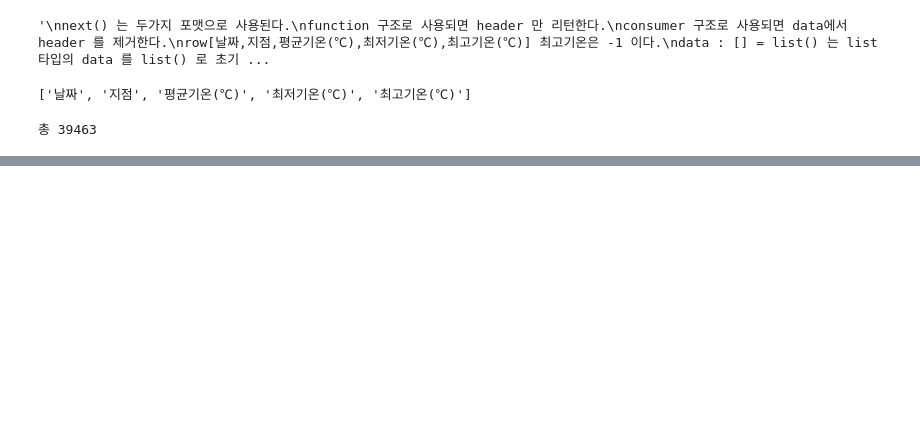
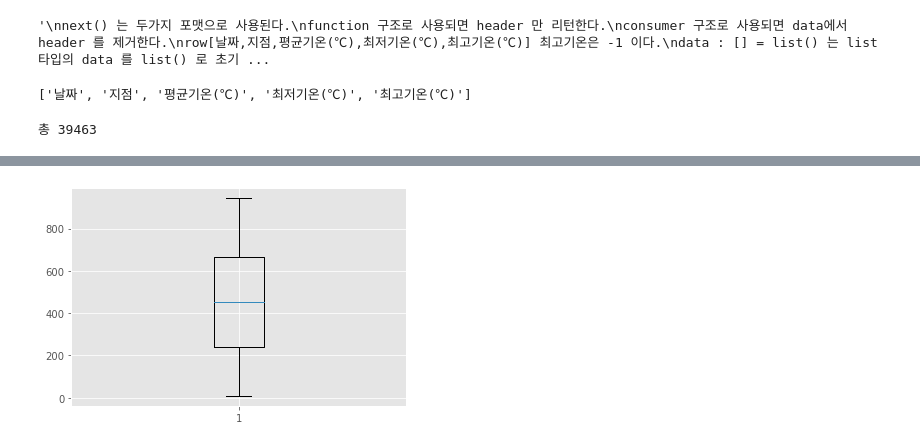
Before and after one commit to litecj/hipy_docker_jupyter, a Jupyter notebook: ChangedTemperatureONMyBirthday.ipynb, the cells around one changed output, grey strips where cells are left out. Saved outputs shown, nothing was run; the diff lists cells and outputs as text; code cells hidden in the pictures; blank space fills up the shorter version.

```diff
--- a/ChangedTemperatureONMyBirthday.ipynb
+++ b/ChangedTemperatureONMyBirthday.ipynb
@@ -63,0 +66,7 @@ plt.legend()
+# %%
+arr = []
+[arr.append(random.randint(1,1000))for i in range(13)]
+plt.boxplot(arr)
+plt.show()
+# %% [output]
+[figure, added]
```
Also changed, not shown: parts of 5 cells of this notebook, 2 other files.
